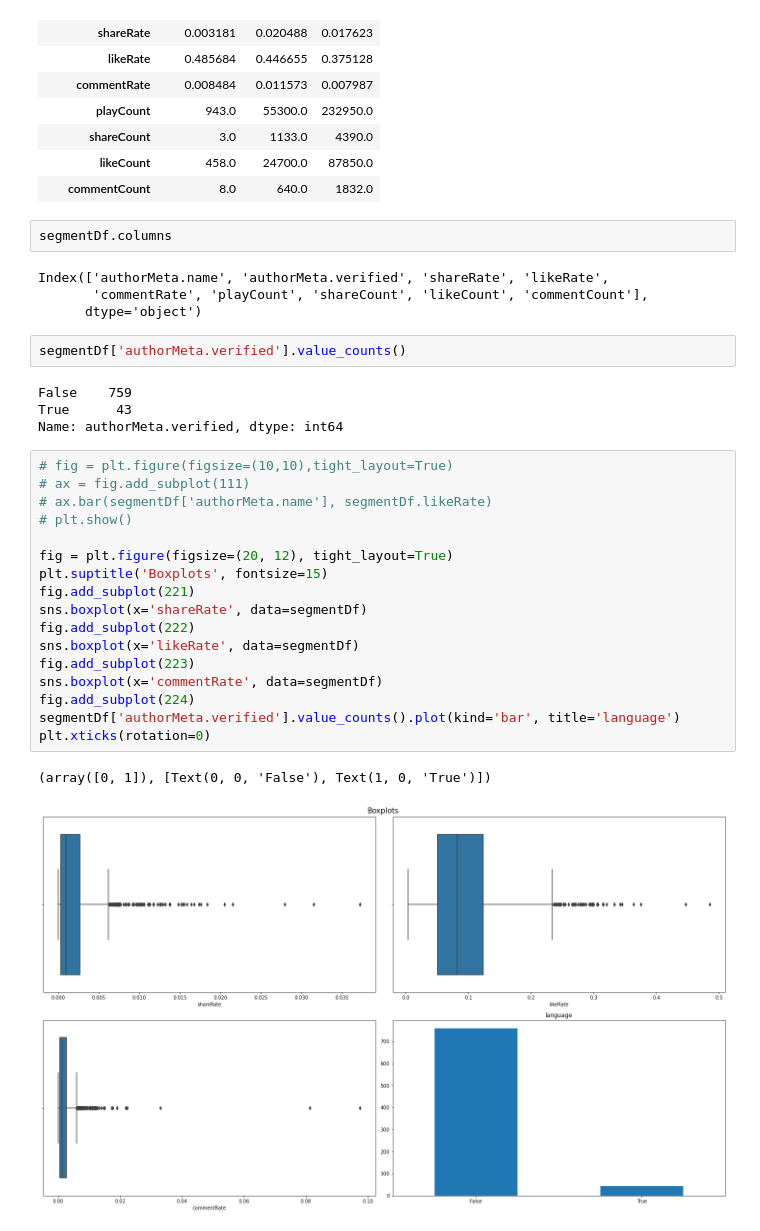
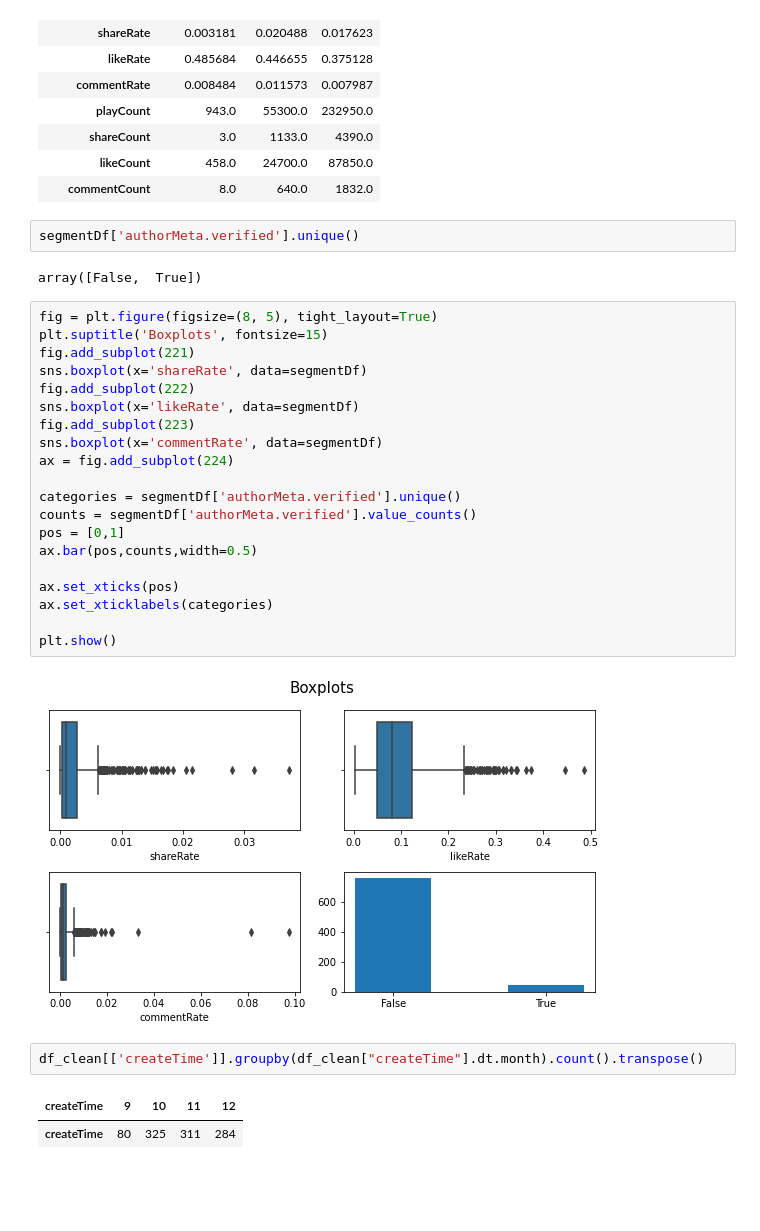
Before and after one commit to ba-group-projects/tiktok-popularity-eda, a Jupyter notebook: mattheus_smm635_mtp_eda.ipynb, the cells around one changed output. Drawn from its saved outputs; the diff is of its cells as text; blank space fills up the shorter version.

```diff
--- a/mattheus_smm635_mtp_eda.ipynb
+++ b/mattheus_smm635_mtp_eda.ipynb
@@ -60,35 +41,34 @@ segmentDf.head(3).T
 | shareCount | 3.0 | 1133.0 | 4390.0 |
 | likeCount | 458.0 | 24700.0 | 87850.0 |
 | commentCount | 8.0 | 640.0 | 1832.0 |
-# %%
-segmentDf.columns
-# %% [output]
-Index(['authorMeta.name', 'authorMeta.verified', 'shareRate', 'likeRate',
-       'commentRate', 'playCount', 'shareCount', 'likeCount', 'commentCount'],
-      dtype='object')
 # %%
-segmentDf['authorMeta.verified'].value_counts()
+segmentDf['authorMeta.verified'].unique()
 # %% [output]
-False    759
-True      43
-Name: authorMeta.verified, dtype: int64
+array([False,  True])
 # %%
-# fig = plt.figure(figsize=(10,10),tight_layout=True)
-# ax = fig.add_subplot(111)
-# ax.bar(segmentDf['authorMeta.name'], segmentDf.likeRate)
-# plt.show()
-
-fig = plt.figure(figsize=(20, 12), tight_layout=True)
+fig = plt.figure(figsize=(8, 5), tight_layout=True)
 plt.suptitle('Boxplots', fontsize=15)
 fig.add_subplot(221)
 sns.boxplot(x='shareRate', data=segmentDf)
 fig.add_subplot(222)
 sns.boxplot(x='likeRate', data=segmentDf)
 fig.add_subplot(223)
 sns.boxplot(x='commentRate', data=segmentDf)
-fig.add_subplot(224)
-segmentDf['authorMeta.verified'].value_counts().plot(kind='bar', title='language')
-plt.xticks(rotation=0)
+ax = fig.add_subplot(224)
+
+categories = segmentDf['authorMeta.verified'].unique()
+counts = segmentDf['authorMeta.verified'].value_counts()
+pos = [0,1]
+ax.bar(pos,counts,width=0.5)
+
+ax.set_xticks(pos)
+ax.set_xticklabels(categories)
+
+plt.show()
 # %% [output]
-(array([0, 1]), [Text(0, 0, 'False'), Text(1, 0, 'True')])
-[figure, old version]
+[figure, new version]
+# %%
+df_clean[['createTime']].groupby(df_clean["createTime"].dt.month).count().transpose()
+# %% [output]
+| createTime | 9 | 10 | 11 | 12 |
+| createTime | 80 | 325 | 311 | 284 |
```
Also changed, not shown: parts of 4 cells of this notebook.
